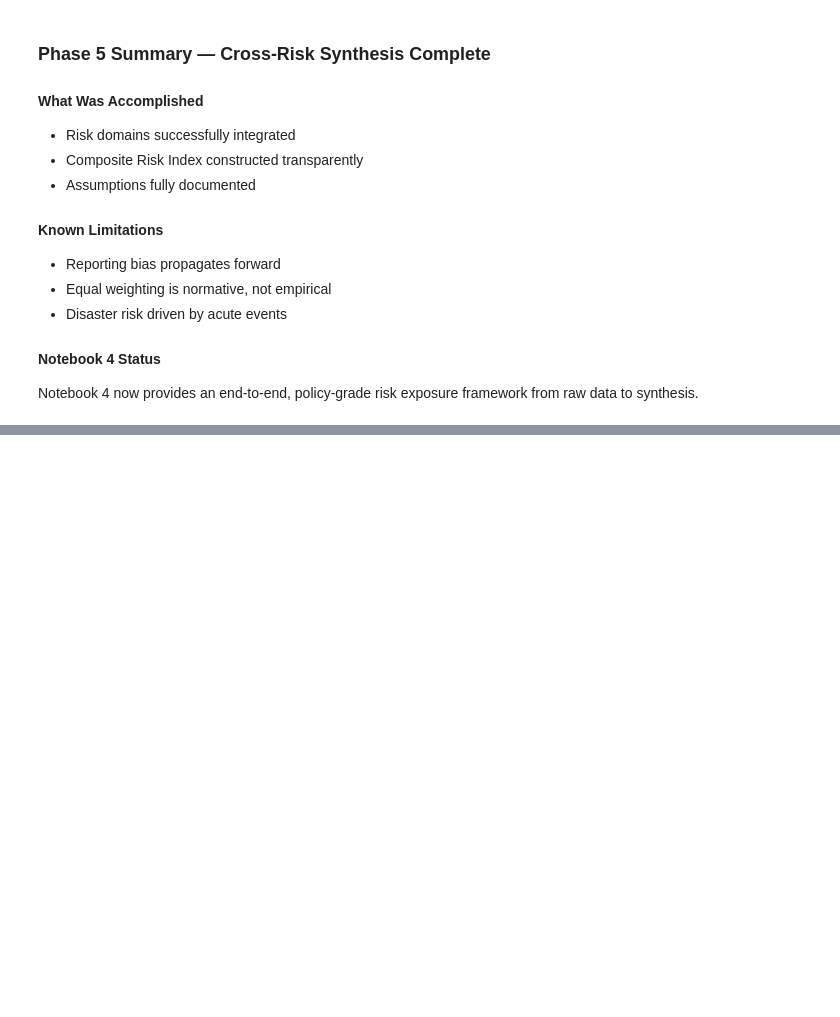
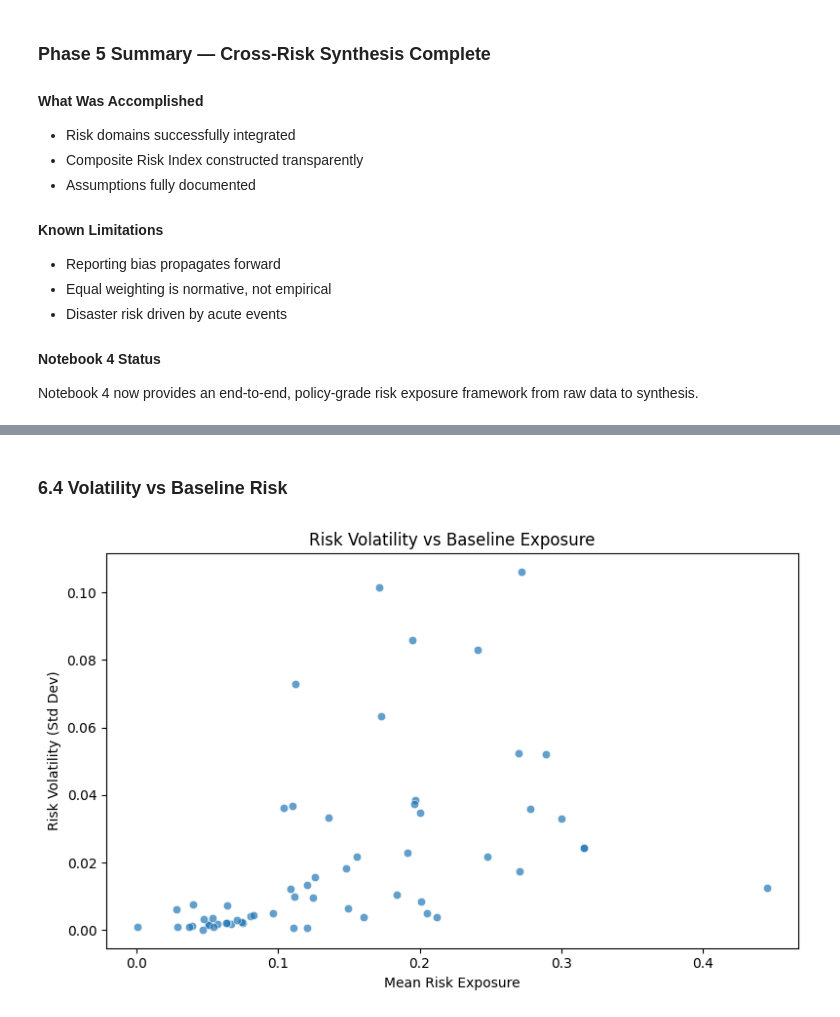
Before and after one commit to Comrade-1729/EDA_MLOPS-Portfolio, a Jupyter notebook: notebooks/04_crime_disaster_risk_eda.ipynb, the cells around one changed output, grey strips where cells are left out. Saved outputs shown, nothing was run; the diff lists cells and outputs as text; code cells hidden in the pictures; blank space fills up the shorter version.

Commit message:
N4 Phase 7: governance and prevention framing of risk dynamics

```diff
--- a/notebooks/04_crime_disaster_risk_eda.ipynb
+++ b/notebooks/04_crime_disaster_risk_eda.ipynb
@@ -765,0 +772,5 @@ risk exposure framework from raw data to synthesis.
+# %%
+RISK_PATH = risk_dir / "risk_exposure_index.csv"
+
+df_risk = pd.read_csv(RISK_PATH)
+df_risk.shape, df_risk.head()
@@ -765,0 +818,12 @@ risk exposure framework from raw data to synthesis.
+# %%
+risk_persistence = (
+    df_risk
+    .groupby("iso3")
+    .agg(
+        mean_risk=("risk_exposure_index", "mean"),
+        std_risk=("risk_exposure_index", "std"),
+        years_observed=("year", "nunique")
+    )
+    .reset_index()
+)
+risk_persistence.head()
@@ -765,0 +837,17 @@ risk exposure framework from raw data to synthesis.
+# %% [markdown]
+### 6.4 Volatility vs Baseline Risk
+# %%
+plt.figure(figsize=(8, 5))
+sns.scatterplot(
+    data=risk_persistence,
+    x="mean_risk",
+    y="std_risk",
+    alpha=0.7
+)
+plt.xlabel("Mean Risk Exposure")
+plt.ylabel("Risk Volatility (Std Dev)")
+plt.title("Risk Volatility vs Baseline Exposure")
+plt.tight_layout()
+plt.show()
+# %% [output]
+[figure, added]
```
Also changed, not shown: parts of 34 cells of this notebook, 1 other file.
